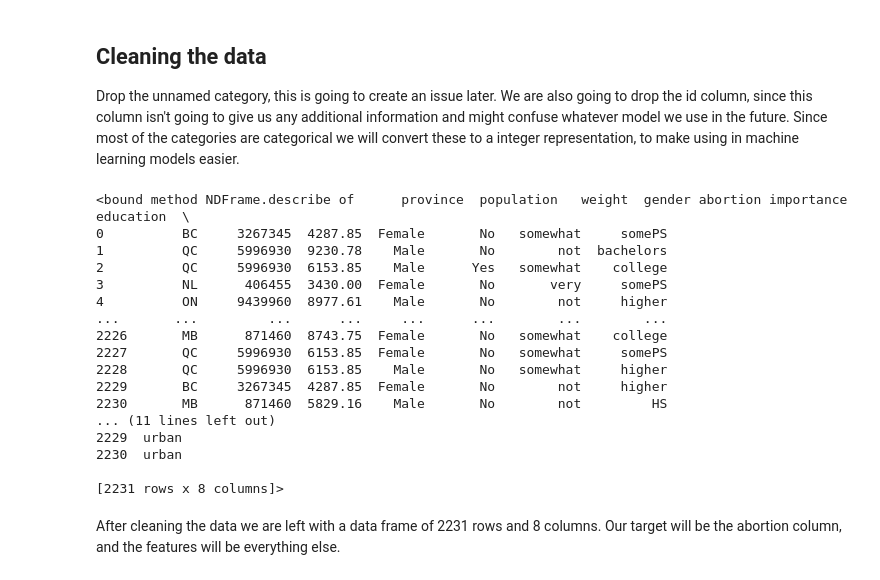
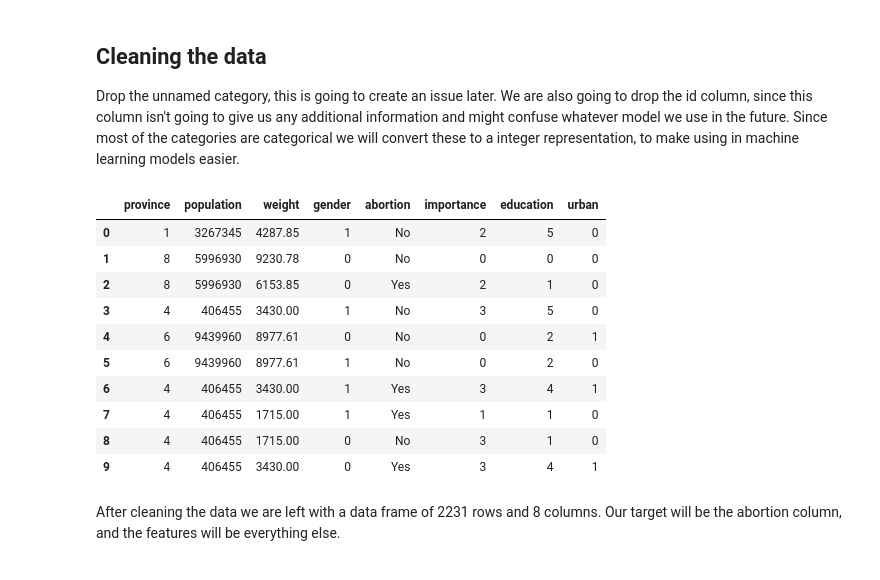
Before and after one commit to npetrich25/csc305final, a Jupyter notebook: petrich_final.ipynb, the cells around one changed output. Cells and saved outputs as stored; diff of their text form; code cells hidden in the pictures.

```diff
--- a/petrich_final.ipynb
+++ b/petrich_final.ipynb
@@ -48,28 +72,22 @@ CES11_df.drop('id', axis=1, inplace=True)
 # %%
 CES11_df_2 = CES11_df.replace({'province' :{'AB':0,'BC':1,'MB':2,'NB':3,'NL':4,'NS':5,'ON':6,'PE':7,'QC':8,'SK':9},
                              'gender':{'Male':0, 'Female':1},
                              'importance' : {'not':0,'notvery':1,'somewhat':2,'very':3},
                              'education' : {'bachelors':0,'college':1, 'higher':2, 'HS' :3, 'lessHS':4,'somePS':5},
                              'urban' : {'urban' : 0,'rural' :1}})
-CES11_df_2.describe
+CES11_df_2.head(10)
 # %% [output]
-<bound method NDFrame.describe of      province  population   weight  gender abortion importance  education  \
-0          BC     3267345  4287.85  Female       No   somewhat     somePS
-1          QC     5996930  9230.78    Male       No        not  bachelors
-2          QC     5996930  6153.85    Male      Yes   somewhat    college
-3          NL      406455  3430.00  Female       No       very     somePS
-4          ON     9439960  8977.61    Male       No        not     higher
-...       ...         ...      ...     ...      ...        ...        ...
-2226       MB      871460  8743.75  Female       No   somewhat    college
-2227       QC     5996930  6153.85  Female       No   somewhat     somePS
-2228       QC     5996930  6153.85    Male       No   somewhat     higher
-2229       BC     3267345  4287.85  Female       No        not     higher
-2230       MB      871460  5829.16    Male       No        not         HS
-... (11 lines left out)
-2229  urban
-2230  urban
-
-[2231 rows x 8 columns]>
+|  | province | population | weight | gender | abortion | importance | education | urban |
+| 0 | 1 | 3267345 | 4287.85 | 1 | No | 2 | 5 | 0 |
+| 1 | 8 | 5996930 | 9230.78 | 0 | No | 0 | 0 | 0 |
+| 2 | 8 | 5996930 | 6153.85 | 0 | Yes | 2 | 1 | 0 |
+| 3 | 4 | 406455 | 3430.00 | 1 | No | 3 | 5 | 0 |
+| 4 | 6 | 9439960 | 8977.61 | 0 | No | 0 | 2 | 1 |
+| 5 | 6 | 9439960 | 8977.61 | 1 | No | 0 | 2 | 0 |
+| 6 | 4 | 406455 | 3430.00 | 1 | Yes | 3 | 4 | 1 |
+| 7 | 4 | 406455 | 1715.00 | 1 | Yes | 1 | 1 | 0 |
+| 8 | 4 | 406455 | 1715.00 | 0 | No | 3 | 1 | 0 |
+| 9 | 4 | 406455 | 3430.00 | 0 | Yes | 3 | 4 | 1 |
 # %% [markdown]
 After cleaning the data we are left with a data frame of 2231 rows and 8 columns. Our
 target will be the abortion column, and the features will be everything else.
```
Also changed, not shown: parts of 3 cells of this notebook.
